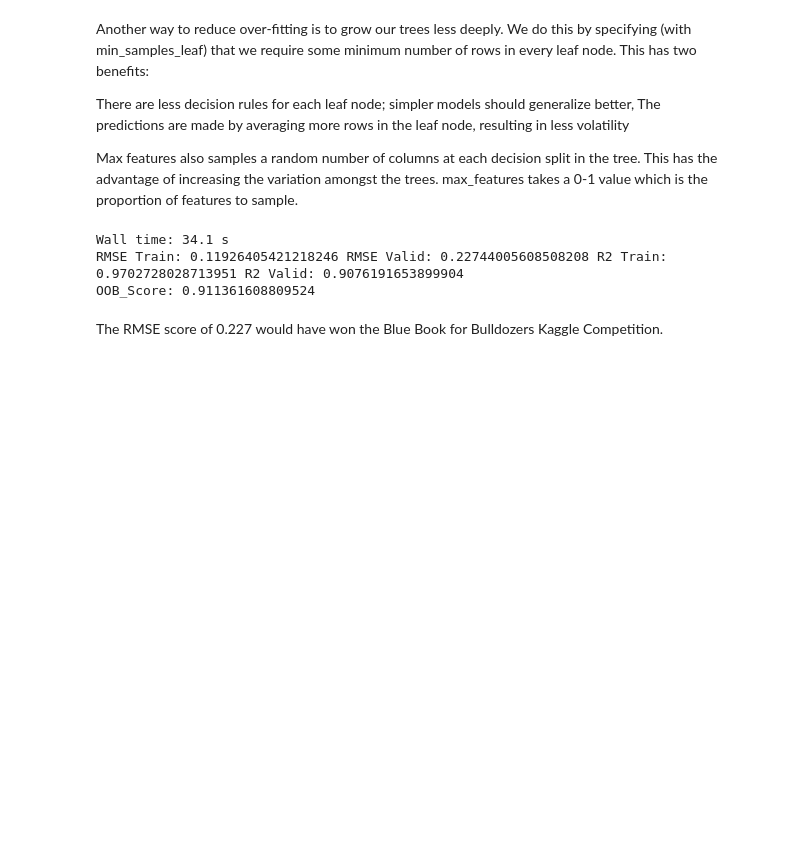
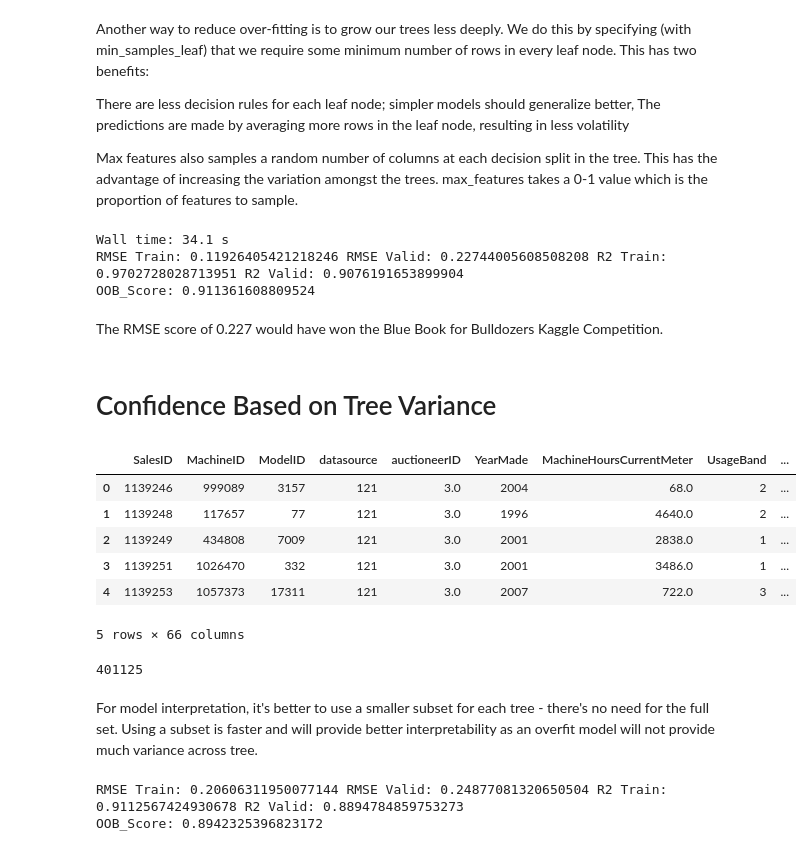
Before and after one commit to samJ27/bulldozers, a Jupyter notebook: bulldozers.ipynb, the cells around one changed output. Saved outputs shown, nothing was run; the diff lists cells and outputs as text; code cells hidden in the pictures; blank space fills up the shorter version.

```diff
--- a/bulldozers.ipynb
+++ b/bulldozers.ipynb
@@ -370,3 +378,5 @@ RMSE Train: 0.11926405421218246 RMSE Valid: 0.22744005608508208 R2 Train: 0.9702
 OOB_Score: 0.911361608809524
 # %% [markdown]
 The RMSE score of 0.227 would have won the Blue Book for Bulldozers Kaggle Competition.
+# %% [markdown]
+# Confidence Based on Tree Variance
@@ -372,0 +387,14 @@ The RMSE score of 0.227 would have won the Blue Book for Bulldozers Kaggle Compe
+# %%
+df_train.head()
+# %% [output]
+|  | SalesID | MachineID | ModelID | datasource | auctioneerID | YearMade | MachineHoursCurrentMeter | UsageBand | ... |
+| 0 | 1139246 | 999089 | 3157 | 121 | 3.0 | 2004 | 68.0 | 2 | ... |
+| 1 | 1139248 | 117657 | 77 | 121 | 3.0 | 1996 | 4640.0 | 2 | ... |
+| 2 | 1139249 | 434808 | 7009 | 121 | 3.0 | 2001 | 2838.0 | 1 | ... |
+| 3 | 1139251 | 1026470 | 332 | 121 | 3.0 | 2001 | 3486.0 | 1 | ... |
+| 4 | 1139253 | 1057373 | 17311 | 121 | 3.0 | 2007 | 722.0 | 3 | ... |
+5 rows × 66 columns
+# %%
+print(len(df_train))
+# %% [output]
+401125
@@ -372,0 +406,2 @@ The RMSE score of 0.227 would have won the Blue Book for Bulldozers Kaggle Compe
+# %% [markdown]
+For model interpretation, it's better to use a smaller subset for each tree - there's no need for the full set. Using a subset is faster and will provide better interpretability as an overfit model will not provide much variance across tree.
@@ -372,0 +410,8 @@ The RMSE score of 0.227 would have won the Blue Book for Bulldozers Kaggle Compe
+# %%
+model = RandomForestRegressor(n_estimators=40, n_jobs=-1, min_samples_leaf=3,
+                              max_features=0.5, oob_score=True)
+model.fit(X_train, y_train)
+print_score(model)
+# %% [output]
+RMSE Train: 0.20606311950077144 RMSE Valid: 0.24877081320650504 R2 Train: 0.9112567424930678 R2 Valid: 0.8894784859753273
+OOB_Score: 0.8942325396823172
```
Also changed, not shown: parts of 53 cells of this notebook.
